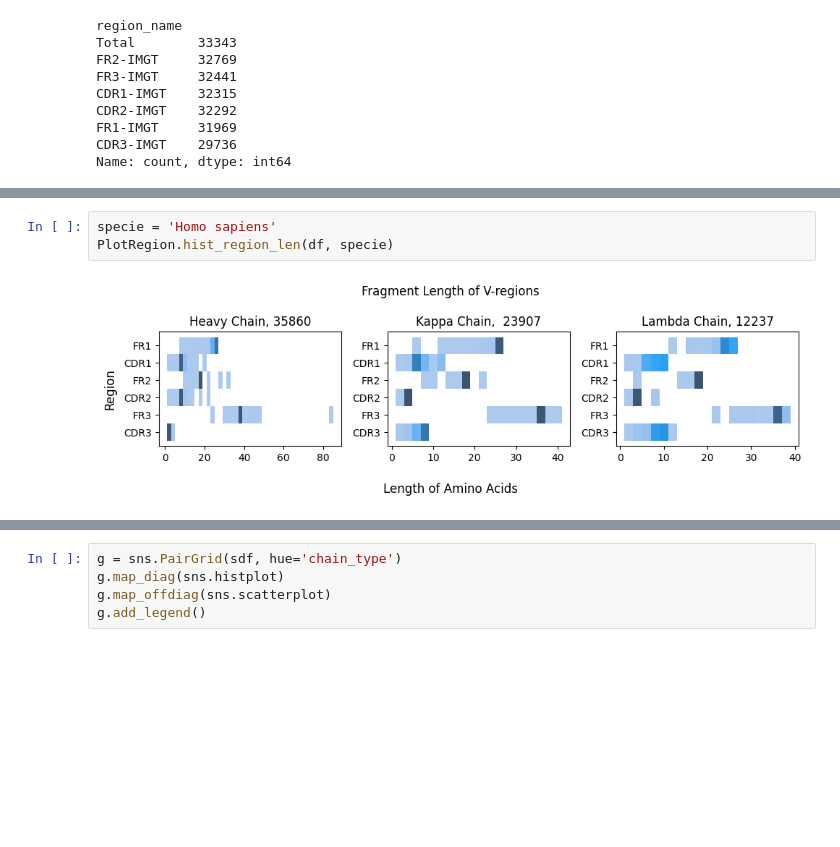
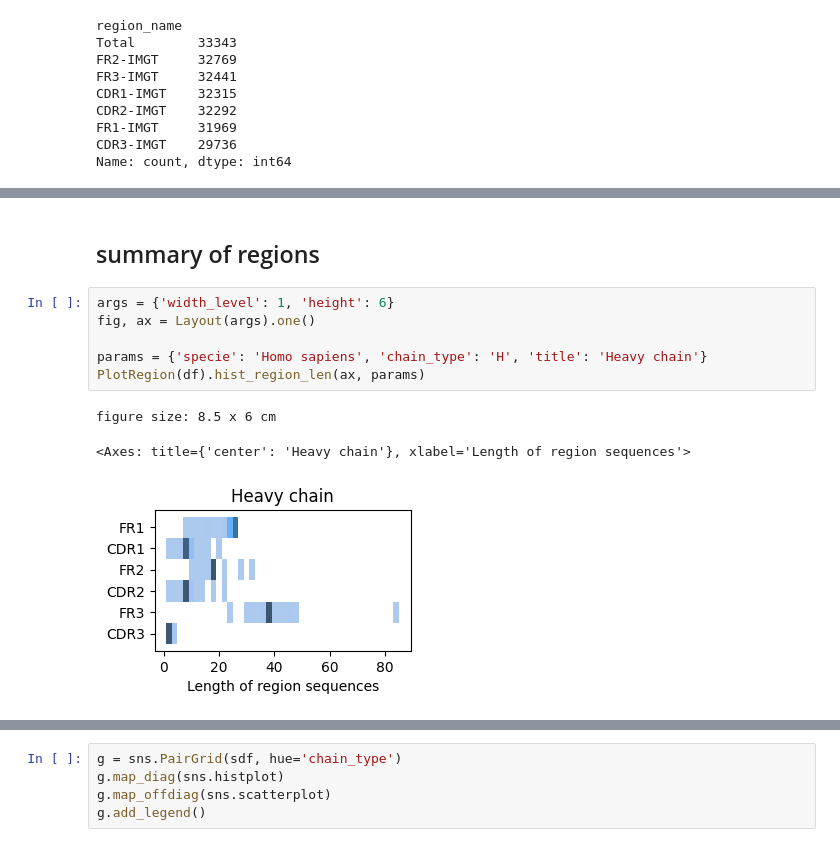
Before and after one commit to protein-design/predict_antibody, a Jupyter notebook: src/regions.ipynb, the cells around one changed output, grey strips where cells are left out. Cells and saved outputs as stored; diff of their text form; blank space fills up the shorter version.

```diff
--- a/src/regions.ipynb
+++ b/src/regions.ipynb
@@ -129,5 +124,12 @@ df.head()
+# %% [markdown]
+## summary of regions
 # %%
-specie = 'Homo sapiens'
-PlotRegion.hist_region_len(df, specie)
+args = {'width_level': 1, 'height': 6}
+fig, ax = Layout(args).one()
+
+params = {'specie': 'Homo sapiens', 'chain_type': 'H', 'title': 'Heavy chain'}
+PlotRegion(df).hist_region_len(ax, params)
 # %% [output]
+figure size: 8.5 x 6 cm
+<Axes: title={'center': 'Heavy chain'}, xlabel='Length of region sequences'>
-[figure, old version]
+[figure, new version]
```
Also changed, not shown: parts of 17 cells of this notebook, 16 other files.
